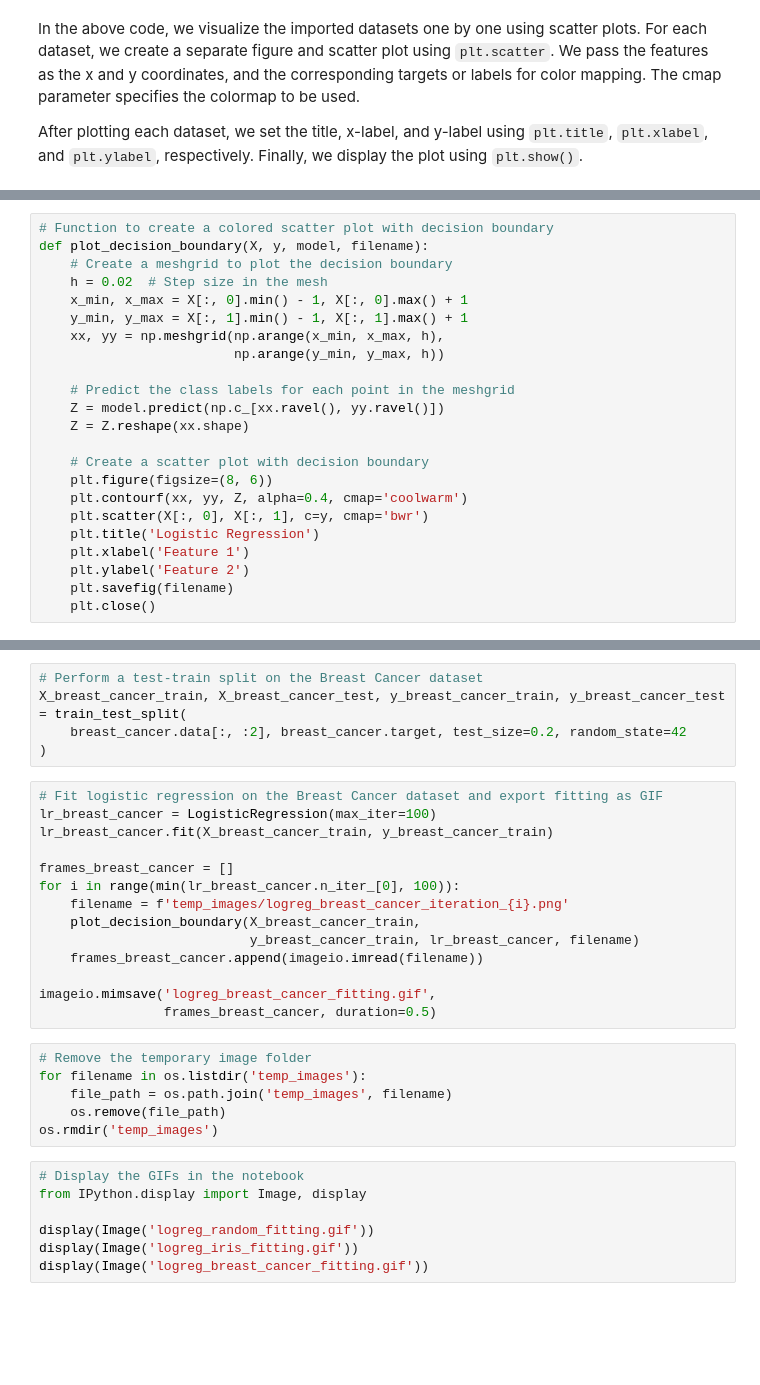
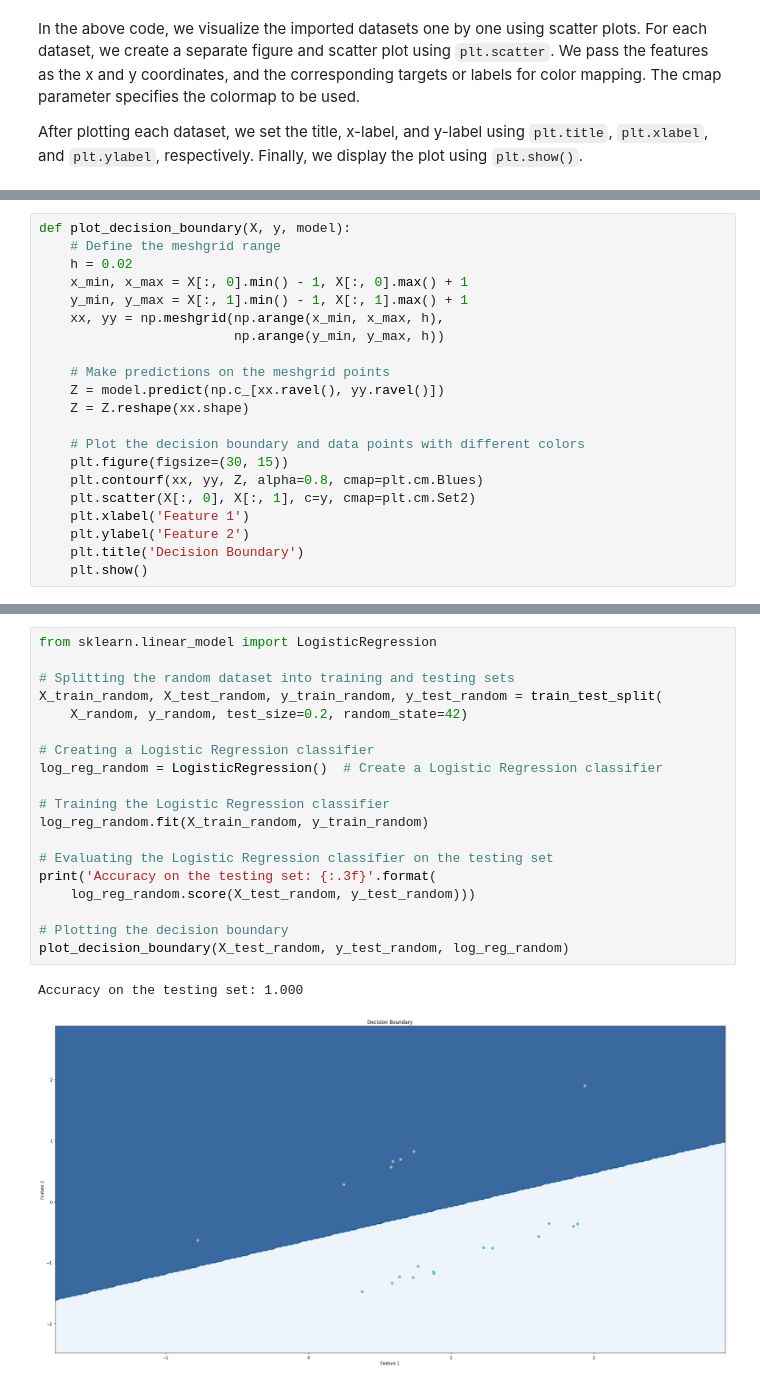
Before and after one commit to SuperSecureHuman/GDSC-ML-AI-Workshop, a Jupyter notebook: SkLearn-Classifcation.ipynb, the cells around one changed output, grey strips where cells are left out. Saved outputs shown, nothing was run; the diff lists cells and outputs as text; blank space fills up the shorter version.

```diff
--- a/SkLearn-Classifcation.ipynb
+++ b/SkLearn-Classifcation.ipynb
@@ -82,23 +98,21 @@ from sklearn.linear_model import LogisticRegression
 # %%
-# Function to create a colored scatter plot with decision boundary
-def plot_decision_boundary(X, y, model, filename):
-    # Create a meshgrid to plot the decision boundary
-    h = 0.02  # Step size in the mesh
+def plot_decision_boundary(X, y, model):
+    # Define the meshgrid range
+    h = 0.02
     x_min, x_max = X[:, 0].min() - 1, X[:, 0].max() + 1
     y_min, y_max = X[:, 1].min() - 1, X[:, 1].max() + 1
     xx, yy = np.meshgrid(np.arange(x_min, x_max, h),
                          np.arange(y_min, y_max, h))
 
-    # Predict the class labels for each point in the meshgrid
+    # Make predictions on the meshgrid points
     Z = model.predict(np.c_[xx.ravel(), yy.ravel()])
     Z = Z.reshape(xx.shape)
 
-    # Create a scatter plot with decision boundary
-    plt.figure(figsize=(8, 6))
-    plt.contourf(xx, yy, Z, alpha=0.4, cmap='coolwarm')
-    plt.scatter(X[:, 0], X[:, 1], c=y, cmap='bwr')
-    plt.title('Logistic Regression')
+    # Plot the decision boundary and data points with different colors
+    plt.figure(figsize=(30, 15))
+    plt.contourf(xx, yy, Z, alpha=0.8, cmap=plt.cm.Blues)
+    plt.scatter(X[:, 0], X[:, 1], c=y, cmap=plt.cm.Set2)
     plt.xlabel('Feature 1')
     plt.ylabel('Feature 2')
-    plt.savefig(filename)
-    plt.close()
+    plt.title('Decision Boundary')
+    plt.show()
@@ -142,32 +119,22 @@ imageio.mimsave('logreg_iris_fitting.gif', frames_iris, duration=0.5)
-# %%
-# Perform a test-train split on the Breast Cancer dataset
-X_breast_cancer_train, X_breast_cancer_test, y_breast_cancer_train, y_breast_cancer_test = train_test_split(
-    breast_cancer.data[:, :2], breast_cancer.target, test_size=0.2, random_state=42
-)
-# %%
-# Fit logistic regression on the Breast Cancer dataset and export fitting as GIF
-lr_breast_cancer = LogisticRegression(max_iter=100)
-lr_breast_cancer.fit(X_breast_cancer_train, y_breast_cancer_train)
-
-frames_breast_cancer = []
-for i in range(min(lr_breast_cancer.n_iter_[0], 100)):
-    filename = f'temp_images/logreg_breast_cancer_iteration_{i}.png'
-    plot_decision_boundary(X_breast_cancer_train,
-                           y_breast_cancer_train, lr_breast_cancer, filename)
-    frames_breast_cancer.append(imageio.imread(filename))
-
-imageio.mimsave('logreg_breast_cancer_fitting.gif',
-                frames_breast_cancer, duration=0.5)
-# %%
-# Remove the temporary image folder
-for filename in os.listdir('temp_images'):
-    file_path = os.path.join('temp_images', filename)
-    os.remove(file_path)
-os.rmdir('temp_images')
-# %%
-# Display the GIFs in the notebook
-from IPython.display import Image, display
-
-display(Image('logreg_random_fitting.gif'))
-display(Image('logreg_iris_fitting.gif'))
-display(Image('logreg_breast_cancer_fitting.gif'))
+# %%
+from sklearn.linear_model import LogisticRegression
+
+# Splitting the random dataset into training and testing sets
+X_train_random, X_test_random, y_train_random, y_test_random = train_test_split(
+    X_random, y_random, test_size=0.2, random_state=42)
+
+# Creating a Logistic Regression classifier
+log_reg_random = LogisticRegression()  # Create a Logistic Regression classifier
+
+# Training the Logistic Regression classifier
+log_reg_random.fit(X_train_random, y_train_random)
+
+# Evaluating the Logistic Regression classifier on the testing set
+print('Accuracy on the testing set: {:.3f}'.format(
+    log_reg_random.score(X_test_random, y_test_random)))
+
+# Plotting the decision boundary
+plot_decision_boundary(X_test_random, y_test_random, log_reg_random)
+# %% [output]
+Accuracy on the testing set: 1.000
+[figure, added]
```
Also changed, not shown: parts of 15 cells of this notebook, 1 other file.
